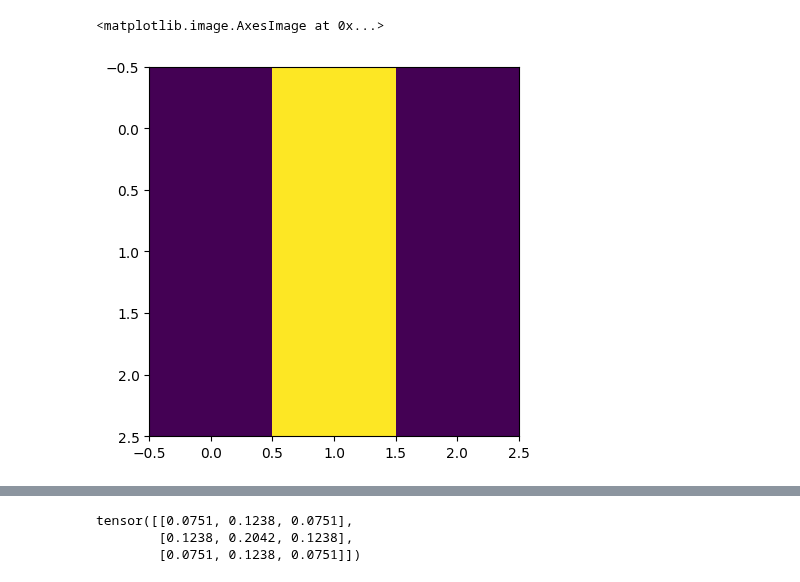
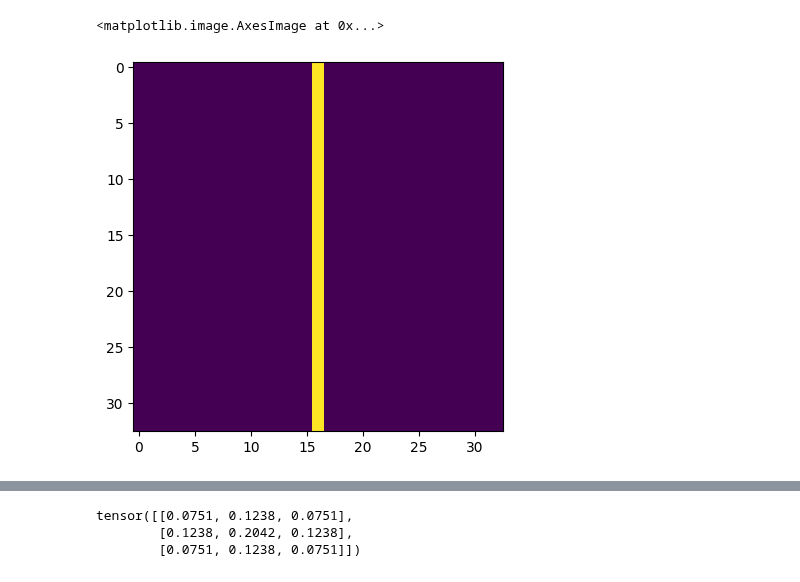
Before and after one commit to DavidRuhe/rail1, a Jupyter notebook: src/eqvit/notebooks/patch.ipynb, the cells around one changed output, grey strips where cells are left out. Saved outputs shown, nothing was run; the diff lists cells and outputs as text; code cells hidden in the pictures.

```diff
--- a/src/eqvit/notebooks/patch.ipynb
+++ b/src/eqvit/notebooks/patch.ipynb
@@ -4,14 +4,14 @@ import math
 import matplotlib.pyplot as plt
 import torch.nn.functional as F
 # %%
-patch_size = 3
+patch_size = 33
 assert patch_size % 2 == 1, "Patch size must be odd."
 patch = torch.zeros((patch_size, patch_size))
 patch[:, patch_size // 2] = 1
 patch = patch / patch.sum()
 plt.imshow(patch)
 # %% [output]
 <matplotlib.image.AxesImage at 0x...>
-[figure, old version]
+[figure, new version]
 # %%
 
```
Also changed, not shown: parts of 2 cells of this notebook, 1 other file.
